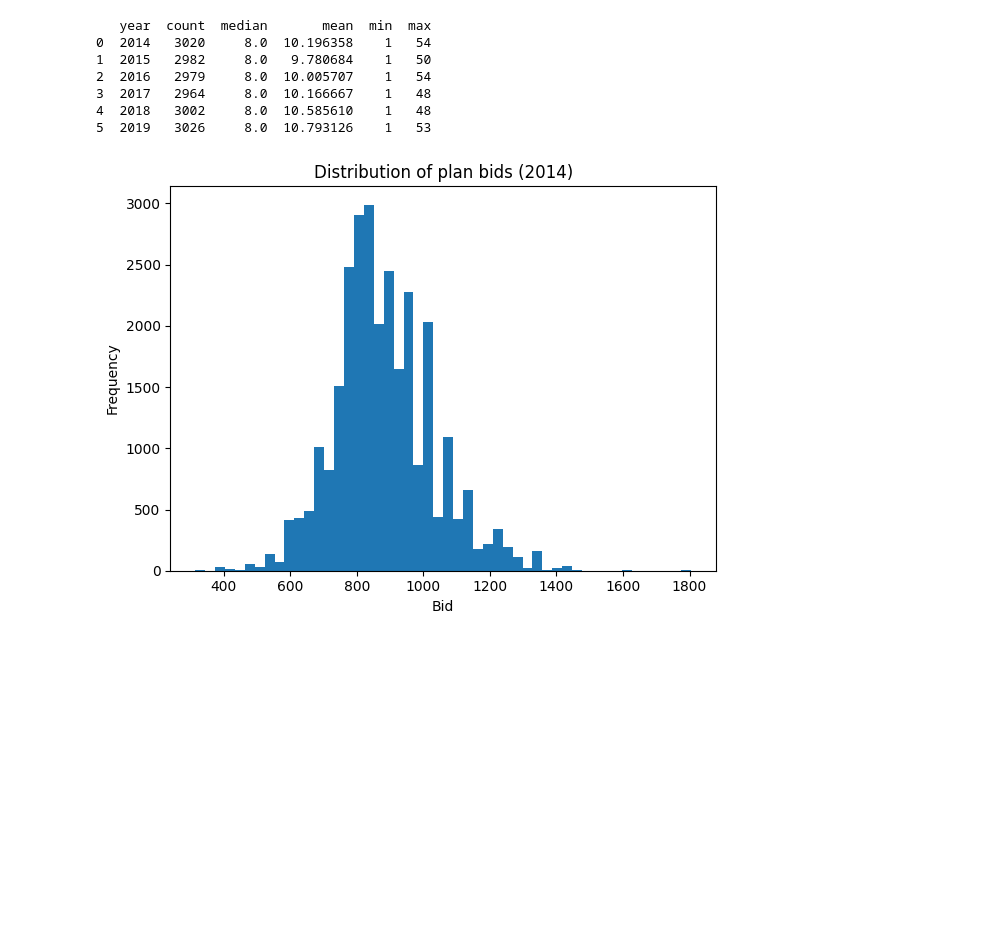
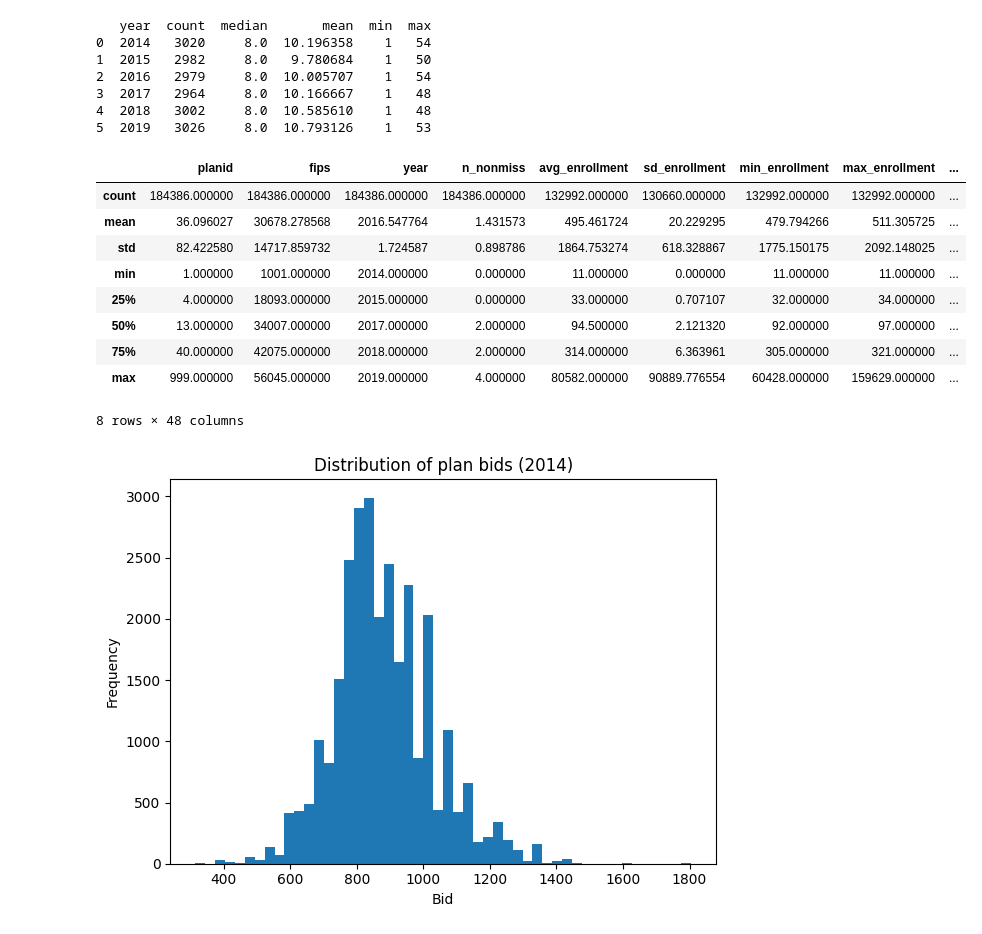
Before and after one commit to SebastianKou/HW2, a Jupyter notebook: HW2-answers1.ipynb, the cells around one changed output. Drawn from its saved outputs; the diff is of its cells as text; code cells hidden in the pictures; blank space fills up the shorter version.

```diff
--- a/HW2-answers1.ipynb
+++ b/HW2-answers1.ipynb
@@ -52,10 +52,14 @@ Index(['contractid', 'planid', 'fips', 'year', 'n_nonmiss', 'avg_enrollment',
       dtype='object')
 # %%
 # Question 1
+
+# Make numeric copies (do NOT lose original strings)
 data["planid_num"] = pd.to_numeric(data["planid"], errors="coerce")
 data["year"] = pd.to_numeric(data["year"], errors="coerce")
+data["fips"] = pd.to_numeric(data["fips"], errors="coerce")
 
-# --- 1. Apply assignment filters ---
+# Apply assignment filters
+data = data.copy()
 
 # Remove SNPs
 data = data[data["snp"] != "Yes"]
@@ -63,30 +67,27 @@ data = data[data["snp"] != "Yes"]
 # Remove 800-series plans
 data = data[~data["planid_num"].between(800, 899, inclusive="both")]
 
-# Remove prescription-drug-only plans
+# Remove prescription-drug-only plans (PDP-only)
 # PDPs typically have Part D but no Part C premium
 data = data[~((data["partd"] == "Yes") & (data["premium_partc"].isna()))]
 
 # Keep valid counties and years
-data["fips"] = pd.to_numeric(data["fips"], errors="coerce")
 data = data[data["fips"].notna()]
 data = data[data["year"].between(2014, 2019)]
 
-# --- 2. Count plans per county-year ---
-data["plan_key"] = data["contractid"].astype(str) + "-" + data["planid_num"].astype("Int64").astype(str)
+# IMPORTANT: drop missing plan IDs BEFORE counting plans
+data = data[data["planid_num"].notna()].copy()
 
+# Count unique plans per county-year (unique contractid-planid pairs)
 plan_counts = (
-    data.groupby(["year", "fips"])["plan_key"]
-      .nunique()
-      .reset_index(name="n_plans")
+    data.groupby(["year", "fips"])[["contractid", "planid_num"]]
+        .apply(lambda x: x.drop_duplicates().shape[0])
+        .reset_index(name="n_plans")
 )
 
-# --- 3. Boxplot by year ---
+# 3. Boxplot by year
 years = sorted(plan_counts["year"].unique())
-data_by_year = [
-    plan_counts.loc[plan_counts["year"] == y, "n_plans"].values
-    for y in years
-]
+data_by_year = [plan_counts.loc[plan_counts["year"] == y, "n_plans"].values for y in years]
 
 plt.figure()
 plt.boxplot(data_by_year, labels=[str(int(y)) for y in years])
@@ -96,7 +97,7 @@ plt.title("Distribution of MA plan counts by county (2014–2019)")
 plt.tight_layout()
 plt.show()
 
-# --- 4. Summary stats for interpretation ---
+# 4. Summary stats for interpretation
 summary = (
     plan_counts.groupby("year")["n_plans"]
     .agg(["count", "median", "mean", "min", "max"])
@@ -113,6 +114,19 @@ print(summary)
 3  2017   2964     8.0  10.166667    1   48
 4  2018   3002     8.0  10.585610    1   48
 5  2019   3026     8.0  10.793126    1   53
+# %%
+data.describe()
+# %% [output]
+|  | planid | fips | year | n_nonmiss | avg_enrollment | sd_enrollment | min_enrollment | max_enrollment | ... |
+| count | 184386.000000 | 184386.000000 | 184386.000000 | 184386.000000 | 132992.000000 | 130660.000000 | 132992.000000 | 132992.000000 | ... |
+| mean | 36.096027 | 30678.278568 | 2016.547764 | 1.431573 | 495.461724 | 20.229295 | 479.794266 | 511.305725 | ... |
+| std | 82.422580 | 14717.859732 | 1.724587 | 0.898786 | 1864.753274 | 618.328867 | 1775.150175 | 2092.148025 | ... |
+| min | 1.000000 | 1001.000000 | 2014.000000 | 0.000000 | 11.000000 | 0.000000 | 11.000000 | 11.000000 | ... |
+| 25% | 4.000000 | 18093.000000 | 2015.000000 | 0.000000 | 33.000000 | 0.707107 | 32.000000 | 34.000000 | ... |
+| 50% | 13.000000 | 34007.000000 | 2017.000000 | 2.000000 | 94.500000 | 2.121320 | 92.000000 | 97.000000 | ... |
+| 75% | 40.000000 | 42075.000000 | 2018.000000 | 2.000000 | 314.000000 | 6.363961 | 305.000000 | 321.000000 | ... |
+| max | 999.000000 | 56045.000000 | 2019.000000 | 4.000000 | 80582.000000 | 90889.776554 | 60428.000000 | 159629.000000 | ... |
+8 rows × 48 columns
 # %%
 # The median plans per county has remained at 8 across this time period while the mean has fluctuated between ~9.8 and 10.8. These counties likely have an adequate number of plans to choose from, what may be more concerning could be counties with many plans 30+ or very few >3/4. These counties could be negatively impacted by giving too much choice, making decision making comple, or too few, not allowing everyone to find a plan that fits their needs.
 # %%
```
Also changed, not shown: parts of 4 cells of this notebook.
